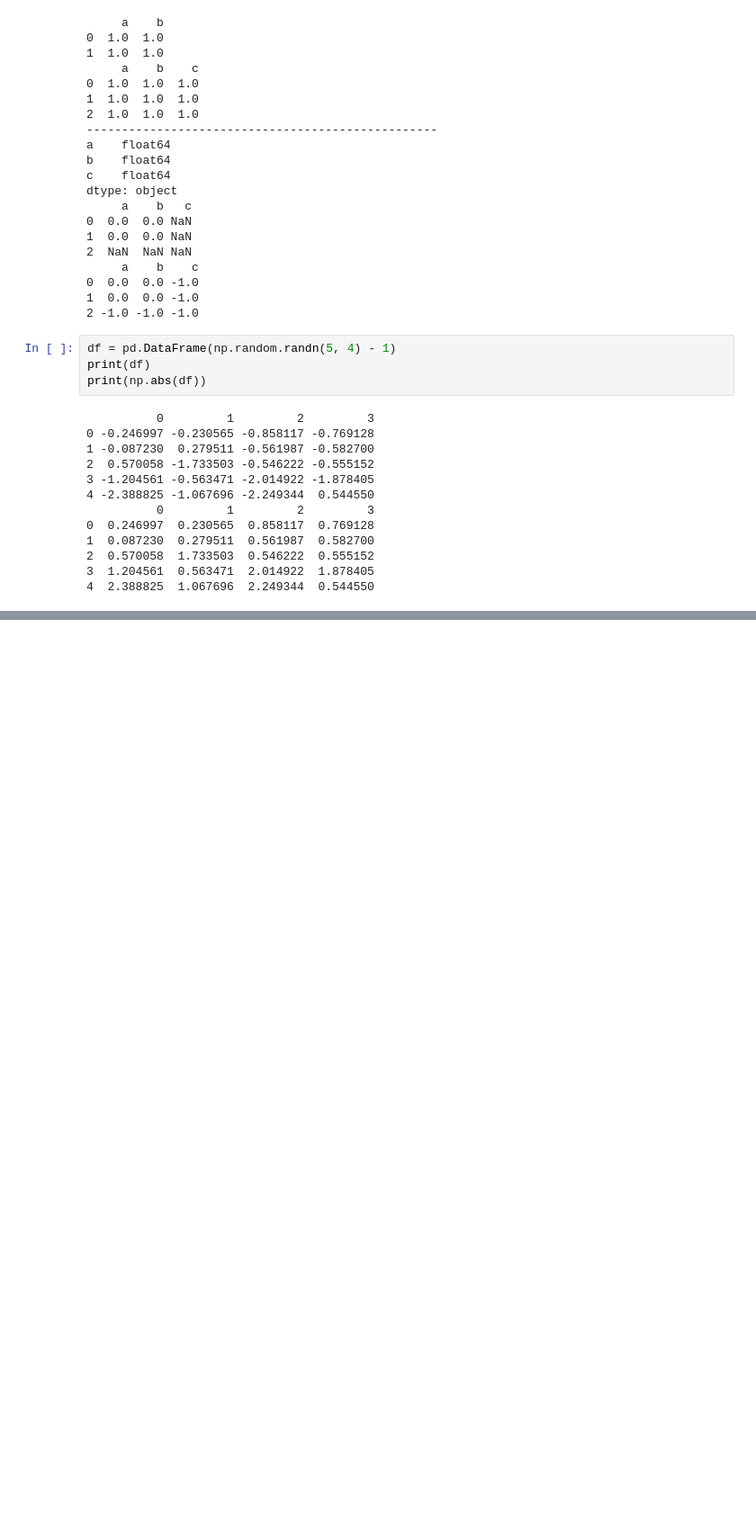
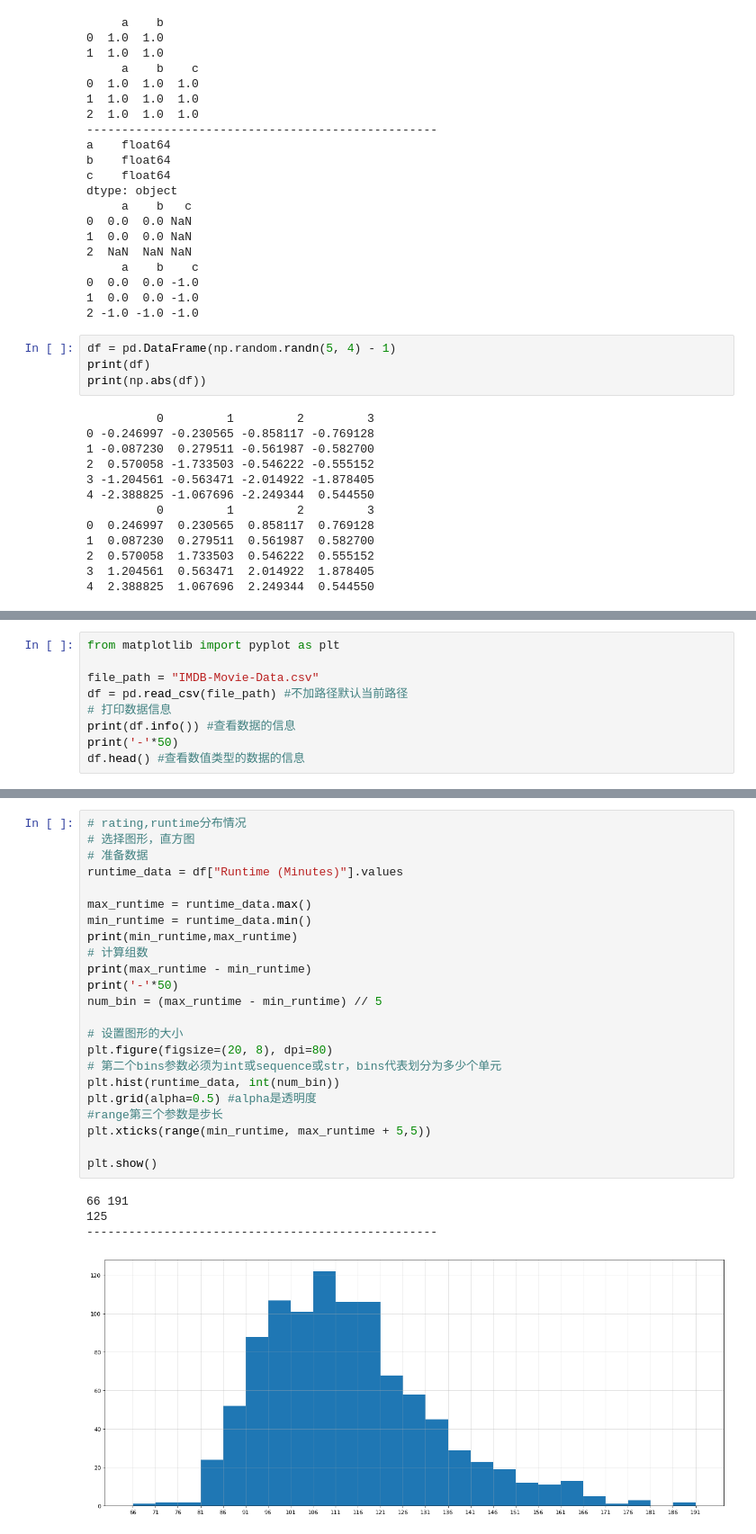
Before and after one commit to cfzjz/2025python, a Jupyter notebook: day12/learn-pandas.ipynb, the cells around one changed output, grey strips where cells are left out. Shown: that part at 90% size. Drawn from its saved outputs; the diff is of its cells as text; blank space fills up the shorter version.

```diff
--- a/day12/learn-pandas.ipynb
+++ b/day12/learn-pandas.ipynb
@@ -615,0 +1052,9 @@ dtype: float64
+# %%
+from matplotlib import pyplot as plt
+
+file_path = "IMDB-Movie-Data.csv"
+df = pd.read_csv(file_path) #不加路径默认当前路径
+# 打印数据信息
+print(df.info()) #查看数据的信息
+print('-'*50)
+df.head() #查看数值类型的数据的信息
@@ -615,0 +1128,28 @@ dtype: float64
+# %%
+# rating,runtime分布情况
+# 选择图形，直方图
+# 准备数据
+runtime_data = df["Runtime (Minutes)"].values
+
+max_runtime = runtime_data.max()
+min_runtime = runtime_data.min()
+print(min_runtime,max_runtime)
+# 计算组数
+print(max_runtime - min_runtime)
+print('-'*50)
+num_bin = (max_runtime - min_runtime) // 5
+
+# 设置图形的大小
+plt.figure(figsize=(20, 8), dpi=80)
+# 第二个bins参数必须为int或sequence或str，bins代表划分为多少个单元
+plt.hist(runtime_data, int(num_bin))
+plt.grid(alpha=0.5) #alpha是透明度
+#range第三个参数是步长
+plt.xticks(range(min_runtime, max_runtime + 5,5))
+
+plt.show()
+# %% [output]
+66 191
+125
+--------------------------------------------------
+[figure, added]
```
Also changed, not shown: parts of 55 cells of this notebook, 3 other files.
